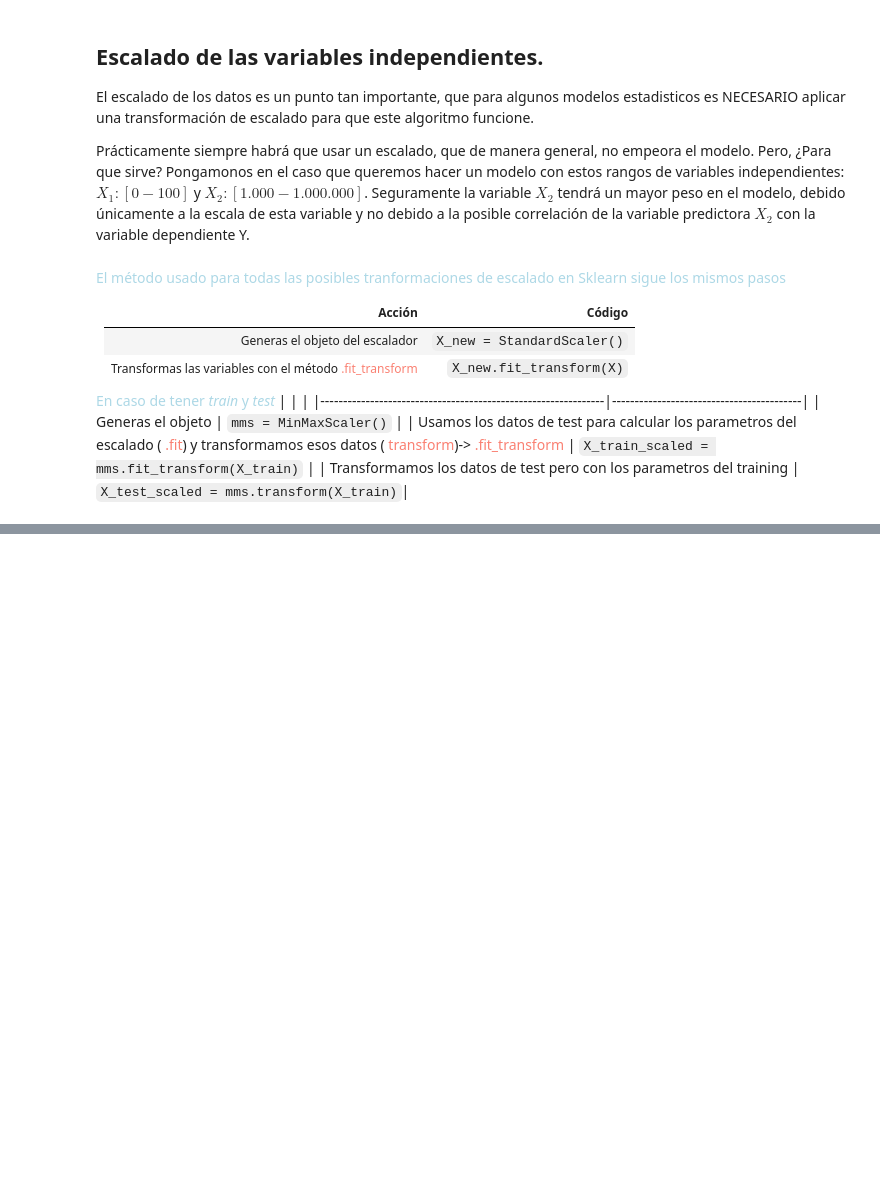
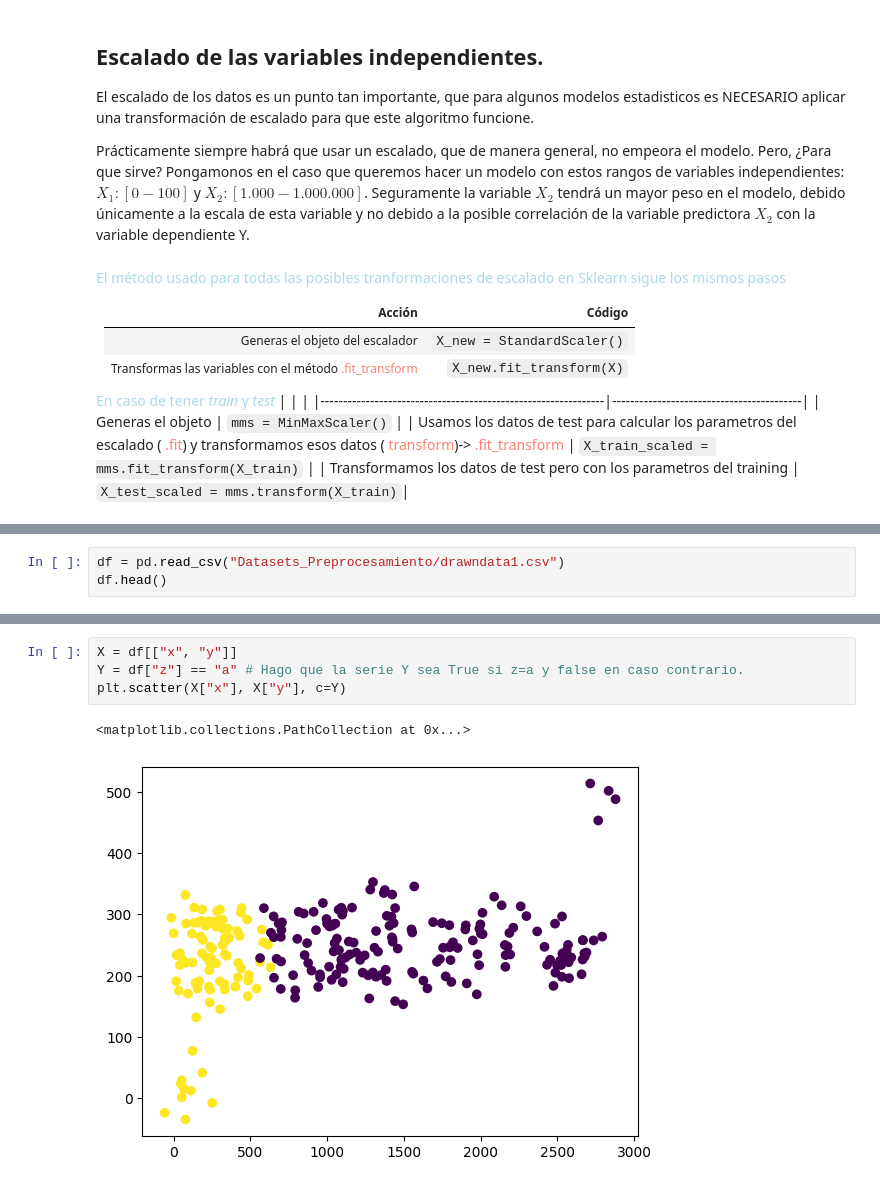
Before and after one commit to guille1006/Guia-Machine-learning, a Jupyter notebook: Preprocesamiento de datos.ipynb, the cells around one changed output, grey strips where cells are left out. Saved outputs shown, nothing was run; the diff lists cells and outputs as text; blank space fills up the shorter version.

```diff
--- a/Preprocesamiento de datos.ipynb
+++ b/Preprocesamiento de datos.ipynb
@@ -77,0 +167,3 @@ Prácticamente siempre habrá que usar un escalado, que de manera general, no em
+# %%
+df = pd.read_csv("Datasets_Preprocesamiento/drawndata1.csv")
+df.head()
@@ -77,0 +177,7 @@ Prácticamente siempre habrá que usar un escalado, que de manera general, no em
+# %%
+X = df[["x", "y"]]
+Y = df["z"] == "a" # Hago que la serie Y sea True si z=a y false en caso contrario.
+plt.scatter(X["x"], X["y"], c=Y)
+# %% [output]
+<matplotlib.collections.PathCollection at 0x...>
+[figure, added]
```
Also changed, not shown: parts of 22 cells of this notebook.
